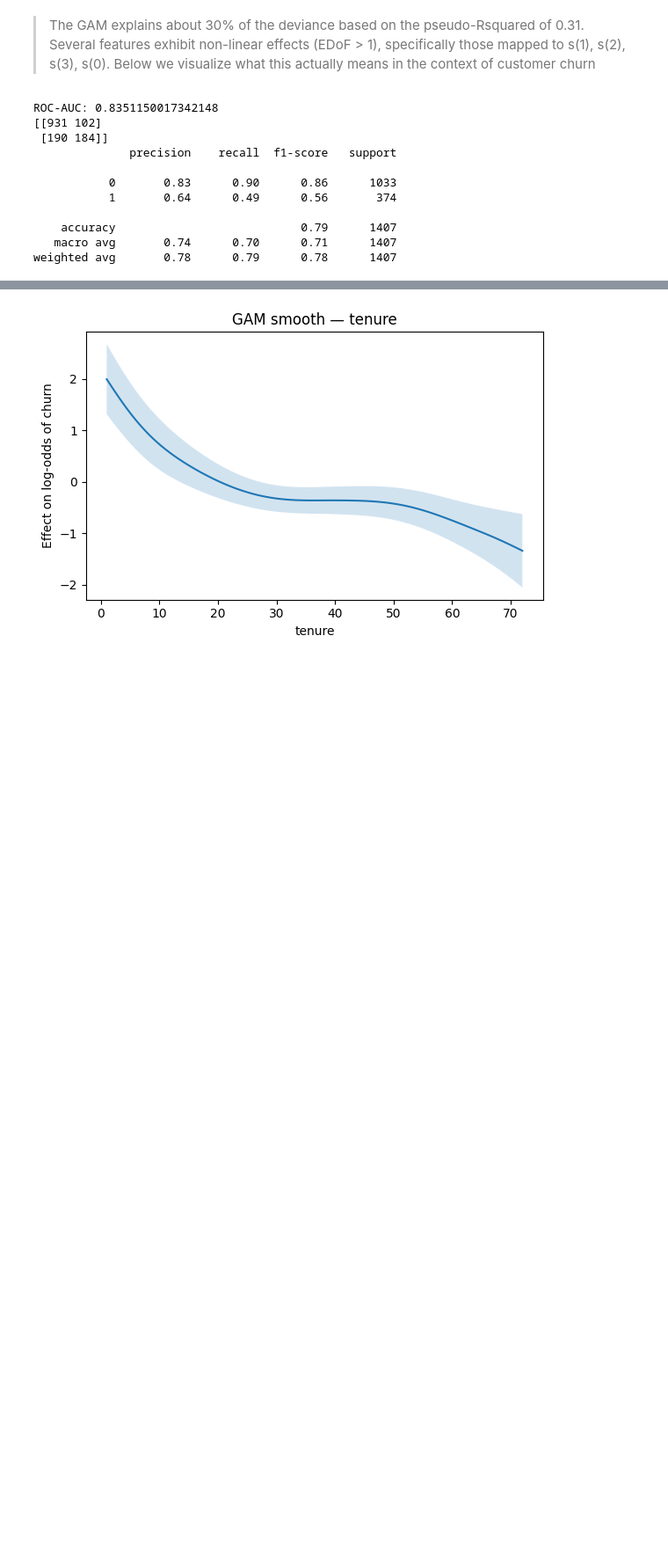
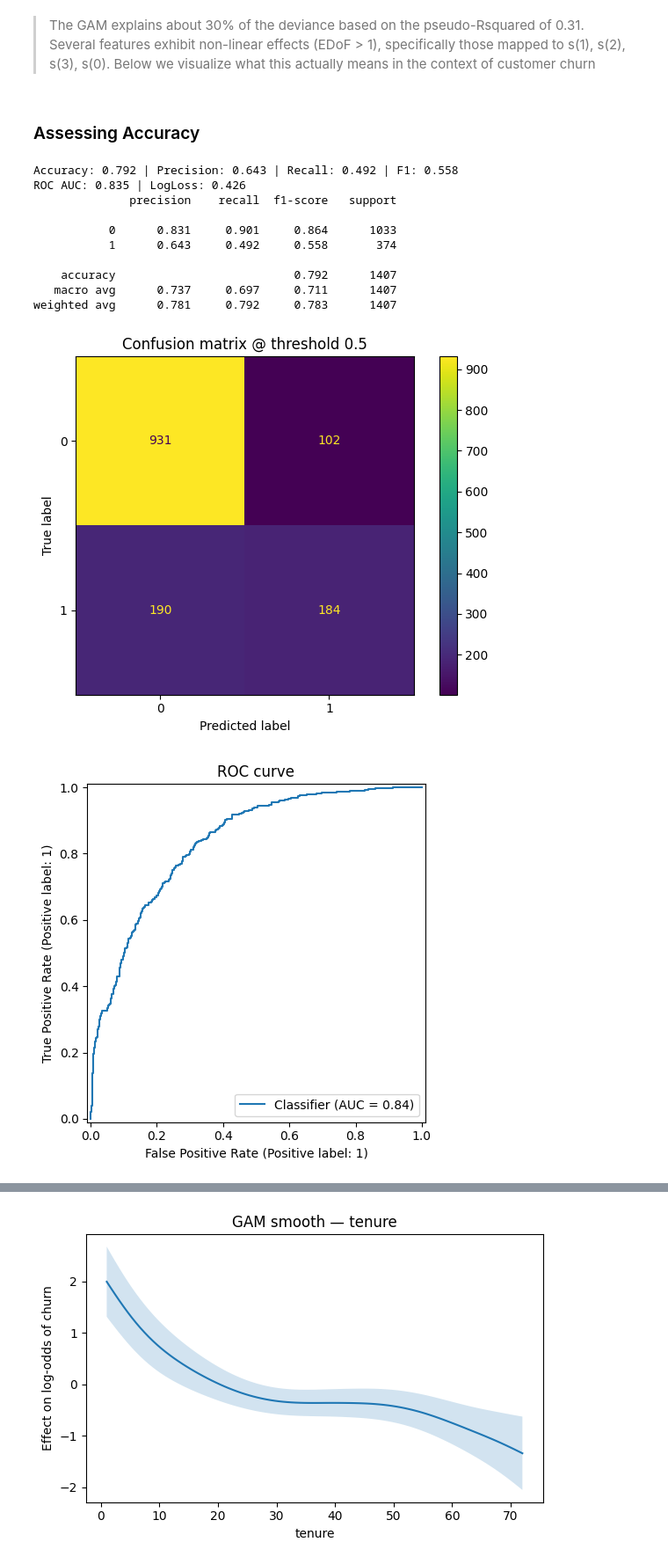
Before and after one commit to khaeuss808/AIPI590_InterpretableAI, a Jupyter notebook: Assignment1.ipynb, the cells around one changed output, grey strips where cells are left out. Shown at 88% size. Cells and saved outputs as stored; diff of their text form; code cells hidden in the pictures; blank space fills up the shorter version.

```diff
--- a/Assignment1.ipynb
+++ b/Assignment1.ipynb
@@ -562,21 +575,51 @@ github.com/dswah/pyGAM/issues/163
   gam.summary()
 # %% [markdown]
 > The GAM explains about 30% of the deviance based on the pseudo-Rsquared of 0.31. Several features exhibit non-linear effects (EDoF > 1), specifically those mapped to s(1), s(2), s(3), s(0). Below we visualize what this actually means in the context of customer churn
-# %%
-y_pred = gam.predict(X_test)
-y_prob = gam.predict_proba(X_test)
-print("ROC-AUC:", roc_auc_score(y_test, y_prob))
-print(confusion_matrix(y_test, y_pred))
-print(classification_report(y_test, y_pred))
-# %% [output]
-ROC-AUC: 0.8351150017342148
-[[931 102]
- [190 184]]
-              precision    recall  f1-score   support
-
-           0       0.83      0.90      0.86      1033
-           1       0.64      0.49      0.56       374
-
-    accuracy                           0.79      1407
-   macro avg       0.74      0.70      0.71      1407
-weighted avg       0.78      0.79      0.78      1407
+# %% [markdown]
+### Assessing Accuracy
+# %%
+# similar to how we assessed Acc for listic regression
+y_pred = gam.predict(X_test)
+y_prob = gam.predict_proba(X_test)
+
+acc = accuracy_score(y_test, y_pred_gam)
+bacc = balanced_accuracy_score(y_test, y_pred_gam)
+prec, rec, f1, _ = precision_recall_fscore_support(
+    y_test, y_pred_gam, average="binary", zero_division=0
+)
+auc = roc_auc_score(y_test, y_prob)
+ll = log_loss(y_test, y_prob)
+
+print(f"Accuracy: {acc:.3f} | Precision: {prec:.3f} | Recall: {rec:.3f} | F1: {f1:.3f}")
+print(f"ROC AUC: {auc:.3f} | LogLoss: {ll:.3f} ")
+print(classification_report(y_test, y_pred, digits=3))
+
+# Confusion Matrix
+ConfusionMatrixDisplay.from_predictions(y_test, y_pred)
+plt.title("Confusion matrix @ threshold 0.5")
+plt.tight_layout()
+plt.show()
+
+
+# ROC and PR curves
+RocCurveDisplay.from_predictions(y_test, y_prob)
+plt.title("ROC curve")
+plt.tight_layout()
+plt.show()
+PrecisionRecallDisplay.from_predictions(y_test, y_prob)
+plt.title("Precision–Recall curve")
+plt.tight_layout()
+plt.show()
+# %% [output]
+Accuracy: 0.792 | Precision: 0.643 | Recall: 0.492 | F1: 0.558
+ROC AUC: 0.835 | LogLoss: 0.426
+              precision    recall  f1-score   support
+
+           0      0.831     0.901     0.864      1033
+           1      0.643     0.492     0.558       374
+
+    accuracy                          0.792      1407
+   macro avg      0.737     0.697     0.711      1407
+weighted avg      0.781     0.792     0.783      1407
+[figure, added]
+[figure, added]
```
Also changed, not shown: parts of 15 cells of this notebook.
